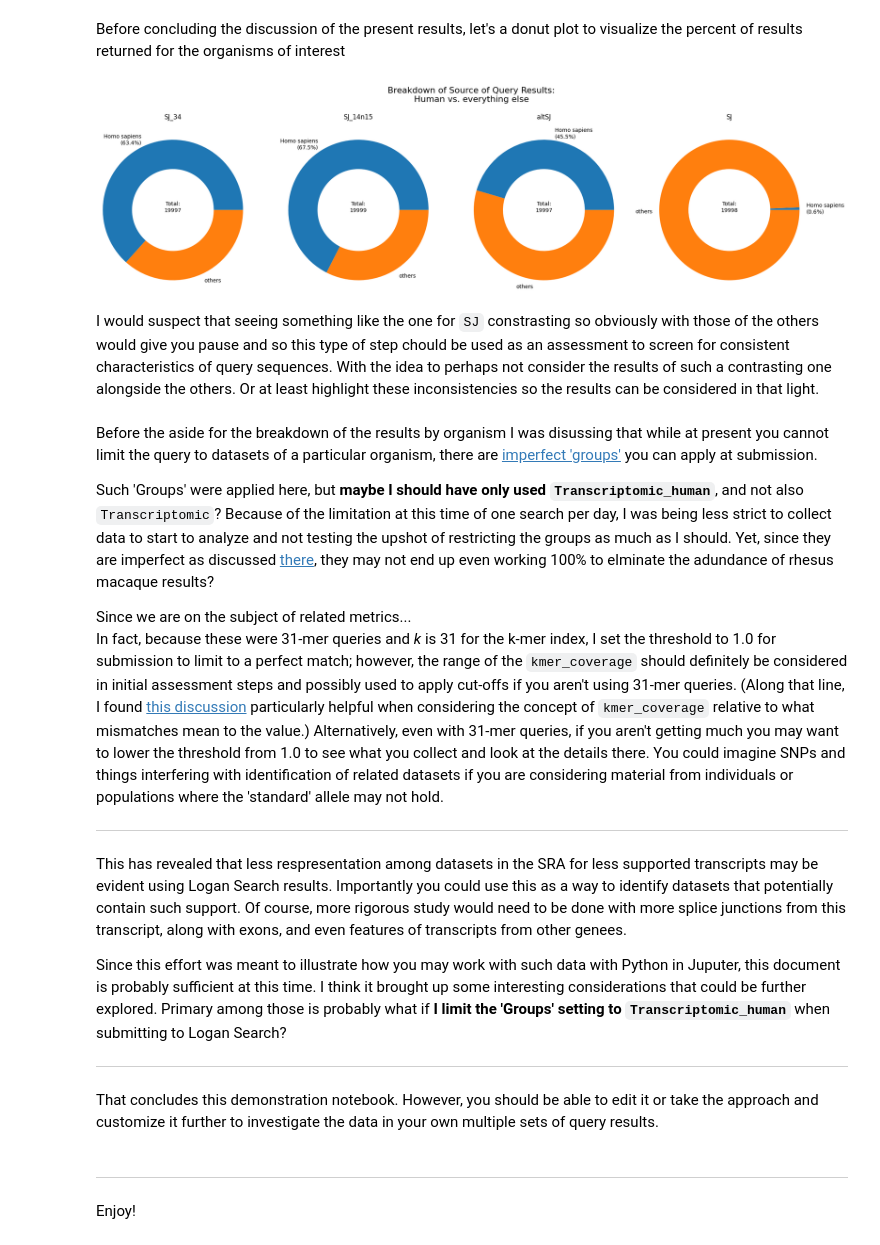
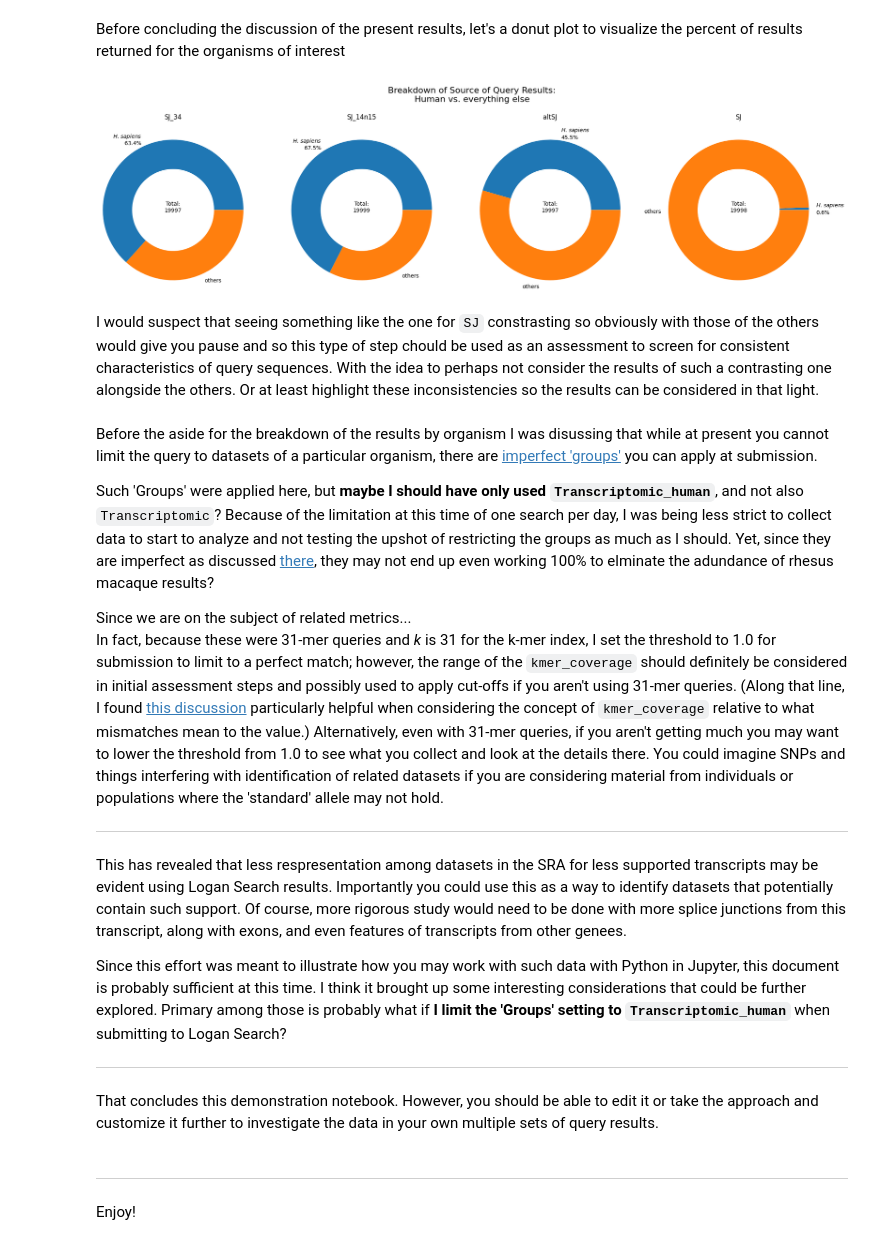
Before and after one commit to fomightez/logan_results_analysis-binder, a Jupyter notebook: notebooks/Working_with_Logan_Search_results_with_Python_in_Jupyter.ipynb, the cells around one changed output. Drawn from its saved outputs; the diff is of its cells as text; code cells hidden in the pictures.

Commit message:
add percent on donut plot

```diff
--- a/notebooks/Working_with_Logan_Search_results_with_Python_in_Jupyter.ipynb
+++ b/notebooks/Working_with_Logan_Search_results_with_Python_in_Jupyter.ipynb
@@ -244,35 +244,36 @@ donut_plot_df = pd.DataFrame({
     organisms_groupings[1]: other_counts,
 })
 #print(donut_plot_df)
 #print(len(labels))
 
 # Create desired_order
 desired_order = [labels[3], labels[2], labels[0], labels[1]]  # Replace with your actual k-mer names
 
 # Reorder the dataframe based on desired_order
 # Method: Using categorical data type (better if dealing with named categories)
 donut_plot_df['Query'] = pd.Categorical(donut_plot_df['Query'], categories=desired_order, ordered=True)
 donut_plot_df = donut_plot_df.sort_values('Query')
 donut_plot_df = donut_plot_df.reset_index(drop=True) # Reset the index after sorting
 
 fig, axes = plt.subplots(1, 4, figsize=(20, 5))
 
 fig.suptitle('Breakdown of Source of Query Results:\nHuman vs. everything else', fontsize=16, y=1.05) # Adjusted y parameter
 
 for i, ax in enumerate(axes):
     count_data = [donut_plot_df.loc[i,organisms_groupings[0]], donut_plot_df.loc[i,organisms_groupings[1]]]
     hum_percent = donut_plot_df.loc[i,organisms_groupings[0]]/(donut_plot_df.loc[i,organisms_groupings[0]] + donut_plot_df.loc[i,organisms_groupings[1]])
+    labels_lst = ['$\it{H}$. $\it{sapiens}$' + f"\n{hum_percent:.1%}",organisms_groupings[1]]
     #print(count_data)
     #ax.pie(count_data, labels=organisms_groupings, radius=1.2, wedgeprops={'width': 0.5})
-    ax.pie(count_data, labels=[organisms_groupings[0] + f"\n({hum_percent:.1%})",organisms_groupings[1]], radius=1.2, wedgeprops={'width': 0.5})
+    ax.pie(count_data, labels=labels_lst, radius=1.2, wedgeprops={'width': 0.5})
     ax.set_title(donut_plot_df.loc[i,'Query'], y=1.1)
     ax.text(0, -0.03, f'Total:\n{count_data[0] + count_data[1]}', ha='center')
 
 #plt.savefig('Breakdown_donuts.png')
 plt.tight_layout()
 plt.show()
 # %% [output]
-[figure, old version]
+[figure, new version]
 # %% [markdown]
 I would suspect that seeing something like the one for `SJ` constrasting so obviously with those of the others would give you pause and so this type of step chould be used as an assessment to screen for consistent characteristics of query sequences. With the idea to perhaps not consider the results of such a contrasting one alongside the others. Or at least highlight these inconsistencies so the results can be considered in that light.
 # %% [markdown]
@@ -287,7 +288,7 @@ In fact, because these were 31-mer queries and *k* is 31 for the k-mer index, I
 
 This has revealed that less respresentation among datasets in the SRA for less supported transcripts may be evident using Logan Search results. Importantly you could use this as a way to identify datasets that potentially contain such support. Of course, more rigorous study would need to be done with more splice junctions from this transcript, along with exons, and even features of transcripts from other genees.
 
-Since this effort was meant to illustrate how you may work with such data with Python in Juputer, this document is probably sufficient at this time. I think it brought up some interesting considerations that could be further explored. Primary among those is probably what if **I limit the 'Groups' setting to `Transcriptomic_human`** when submitting to Logan Search?
+Since this effort was meant to illustrate how you may work with such data with Python in Jupyter, this document is probably sufficient at this time. I think it brought up some interesting considerations that could be further explored. Primary among those is probably what if **I limit the 'Groups' setting to `Transcriptomic_human`** when submitting to Logan Search?
 
 
 ------
```
